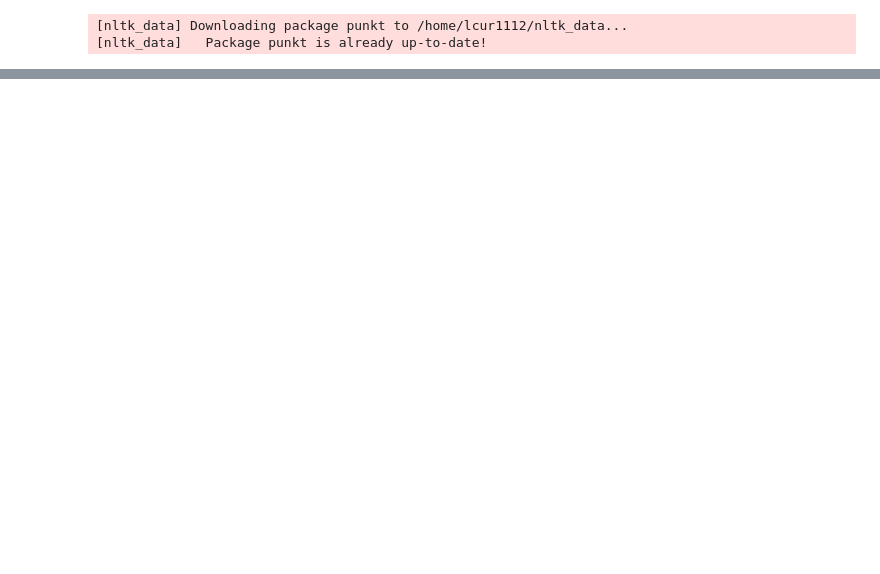
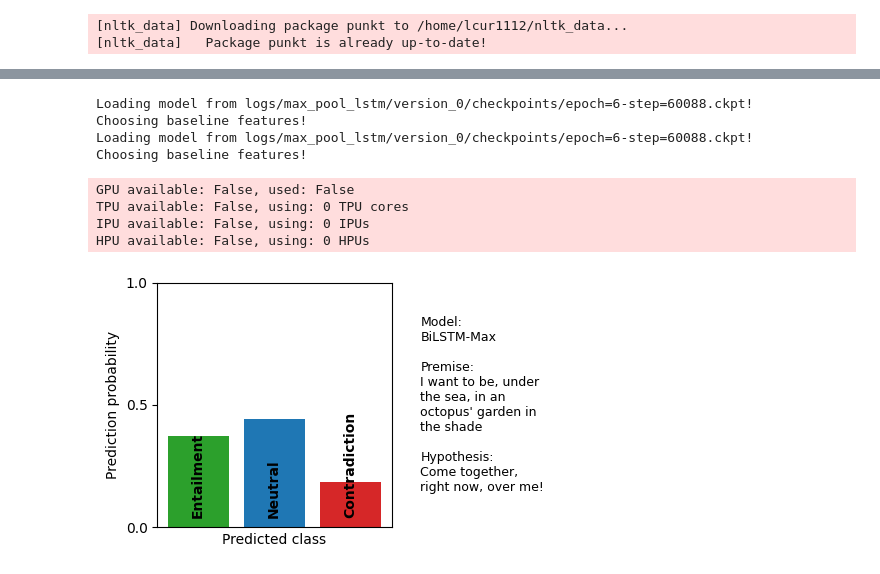
Before and after one commit to elidub/NLI-old, a Jupyter notebook: analysis.ipynb, the cells around one changed output, grey strips where cells are left out. Saved outputs shown, nothing was run; the diff lists cells and outputs as text; code cells hidden in the pictures; blank space fills up the shorter version.

```diff
--- a/analysis.ipynb
+++ b/analysis.ipynb
@@ -97,0 +98,16 @@ plots.print_results()
+# %%
+premise     =  "I want to be, under the sea, in an octopus' garden in the shade"
+hypothesis  =  "Come together, right now, over me!"
+model_type  = 'max_pool_lstm' # Choose from ['avg_word_emb', 'uni_lstm', 'bi_lstm', 'max_pool_lstm']
+
+plots.plot_new_sample(premise, hypothesis, model_type)
+# %% [output]
+Loading model from logs/max_pool_lstm/version_0/checkpoints/epoch=6-step=60088.ckpt!
+Choosing baseline features!
+Loading model from logs/max_pool_lstm/version_0/checkpoints/epoch=6-step=60088.ckpt!
+Choosing baseline features!
+GPU available: False, used: False
+TPU available: False, using: 0 TPU cores
+IPU available: False, using: 0 IPUs
+HPU available: False, using: 0 HPUs
+[figure, added]
```
Also changed, not shown: parts of 30 cells of this notebook, 30 other files.
